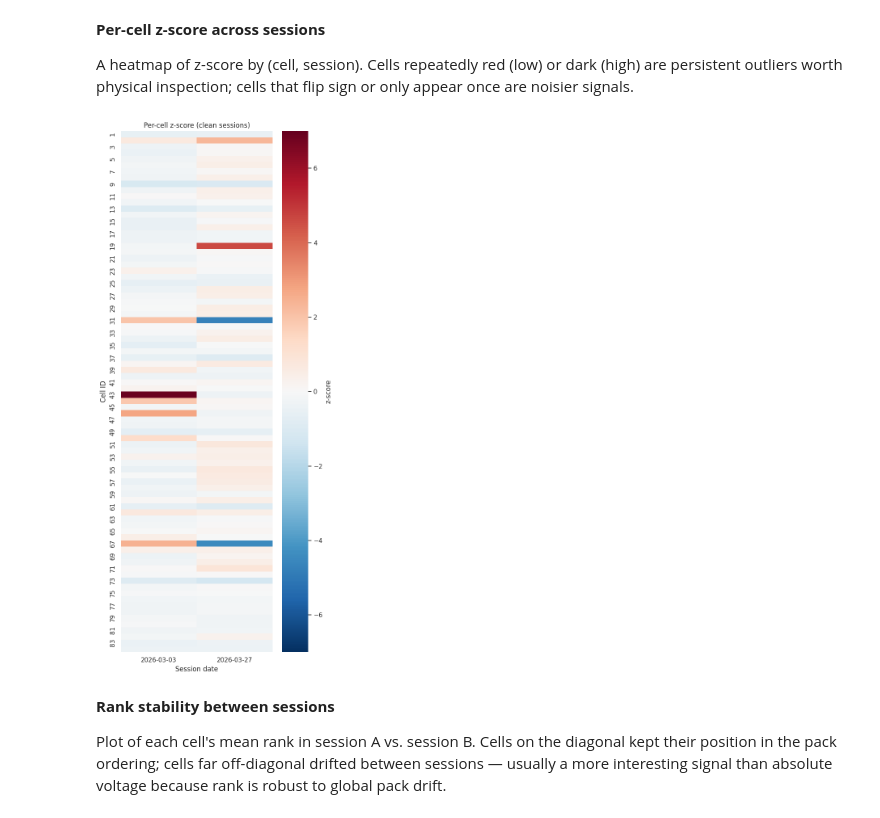
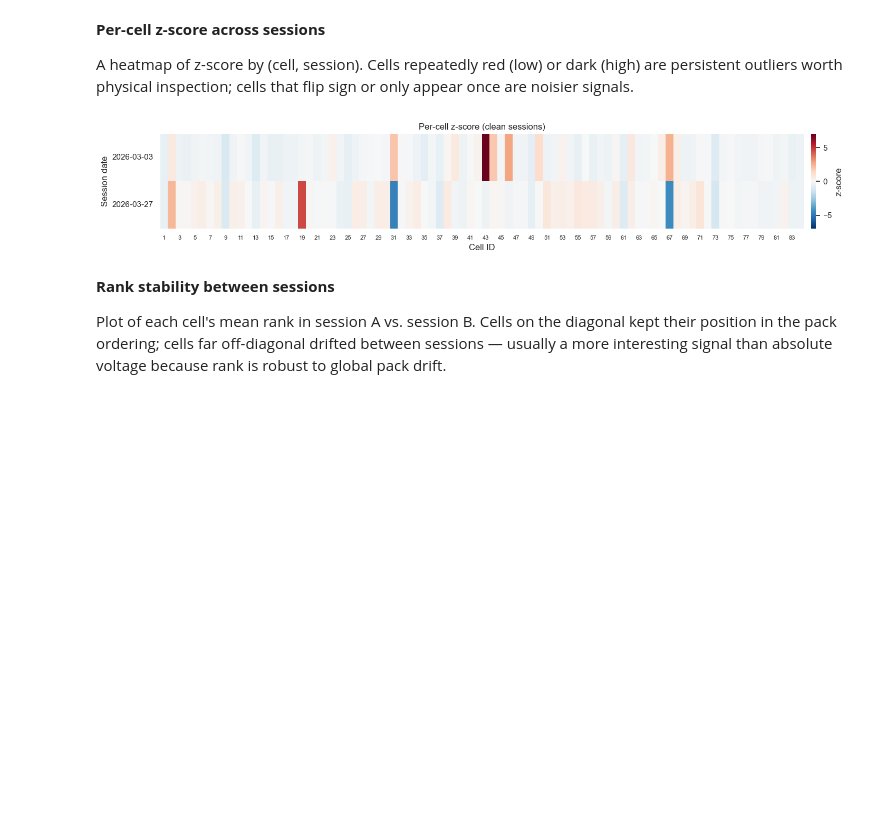
Before and after one commit to cordialApple/tiger-racing-bms-analysis, a Jupyter notebook: notebooks/trends.ipynb, the cells around one changed output. Drawn from its saved outputs; the diff is of its cells as text; code cells hidden in the pictures; blank space fills up the shorter version.

```diff
--- a/notebooks/trends.ipynb
+++ b/notebooks/trends.ipynb
@@ -116,18 +116,21 @@ A heatmap of z-score by (cell, session). Cells repeatedly red (low) or
 dark (high) are persistent outliers worth physical inspection; cells that
 flip sign or only appear once are noisier signals.
 # %%
-z_wide = metrics_clean.pivot(index='cell_id', columns='session_date', values='z')
+z_wide = metrics_clean.pivot(index='session_date', columns='cell_id', values='z')
 
-fig, ax = plt.subplots(figsize=(6, 14))
+fig, ax = plt.subplots(figsize=(16, 2.8))
 sns.heatmap(z_wide, cmap='RdBu_r', center=0, vmin=-7, vmax=7,
-            annot=False, cbar_kws={'label': 'z-score'}, ax=ax)
+            annot=False, xticklabels=2, cbar_kws={'label': 'z-score', 'pad': 0.01},
+            ax=ax)
 ax.set_title('Per-cell z-score (clean sessions)')
-ax.set_xlabel('Session date')
-ax.set_ylabel('Cell ID')
+ax.set_xlabel('Cell ID')
+ax.set_ylabel('Session date')
+ax.tick_params(axis='x', rotation=0, labelsize=8)
+ax.tick_params(axis='y', rotation=0)
 plt.tight_layout()
 plt.show()
 # %% [output]
-[figure, old version]
+[figure, new version]
 # %% [markdown]
 **Rank stability between sessions**
 
```
Also changed, not shown: parts of 3 cells of this notebook, 6 other files.
